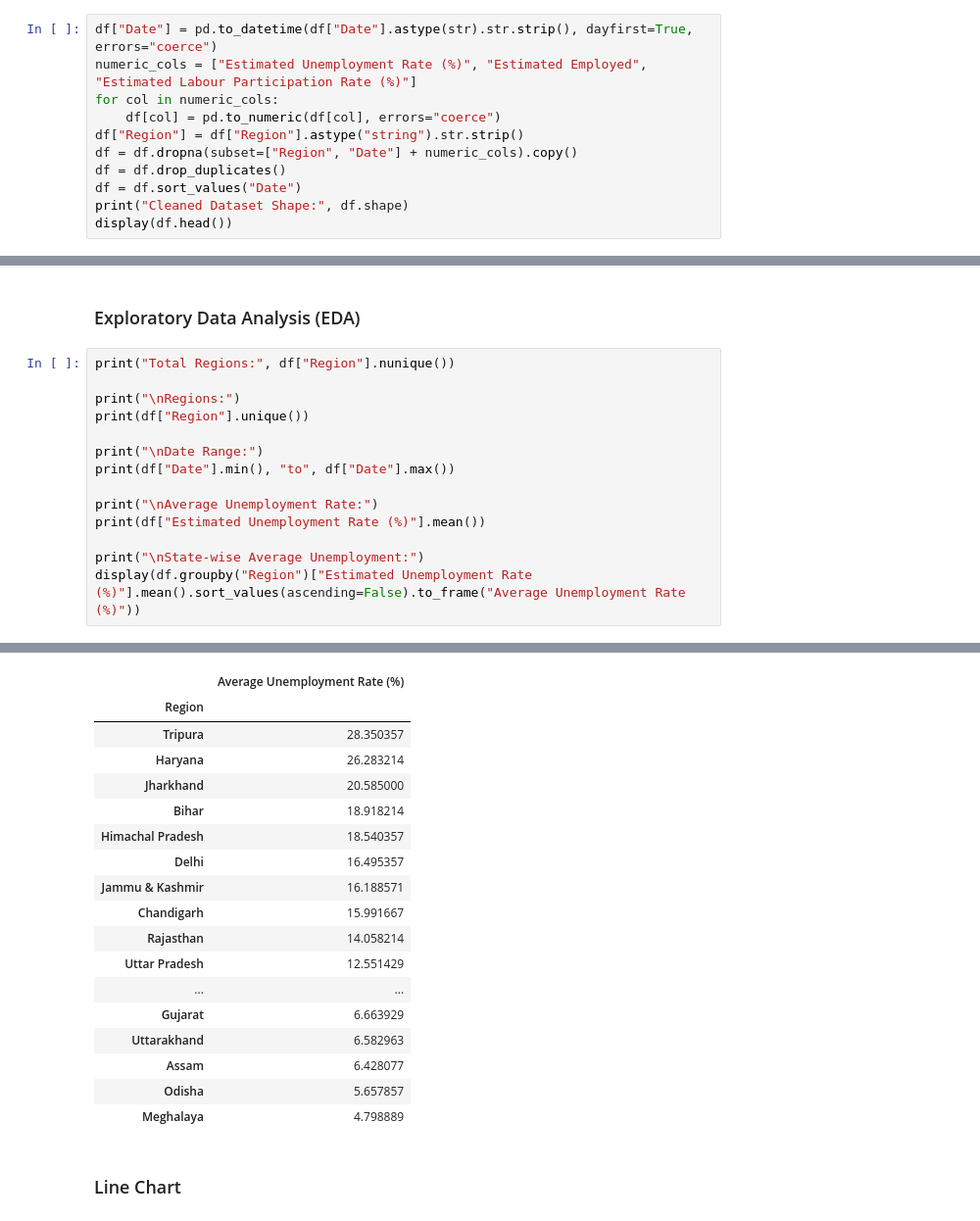
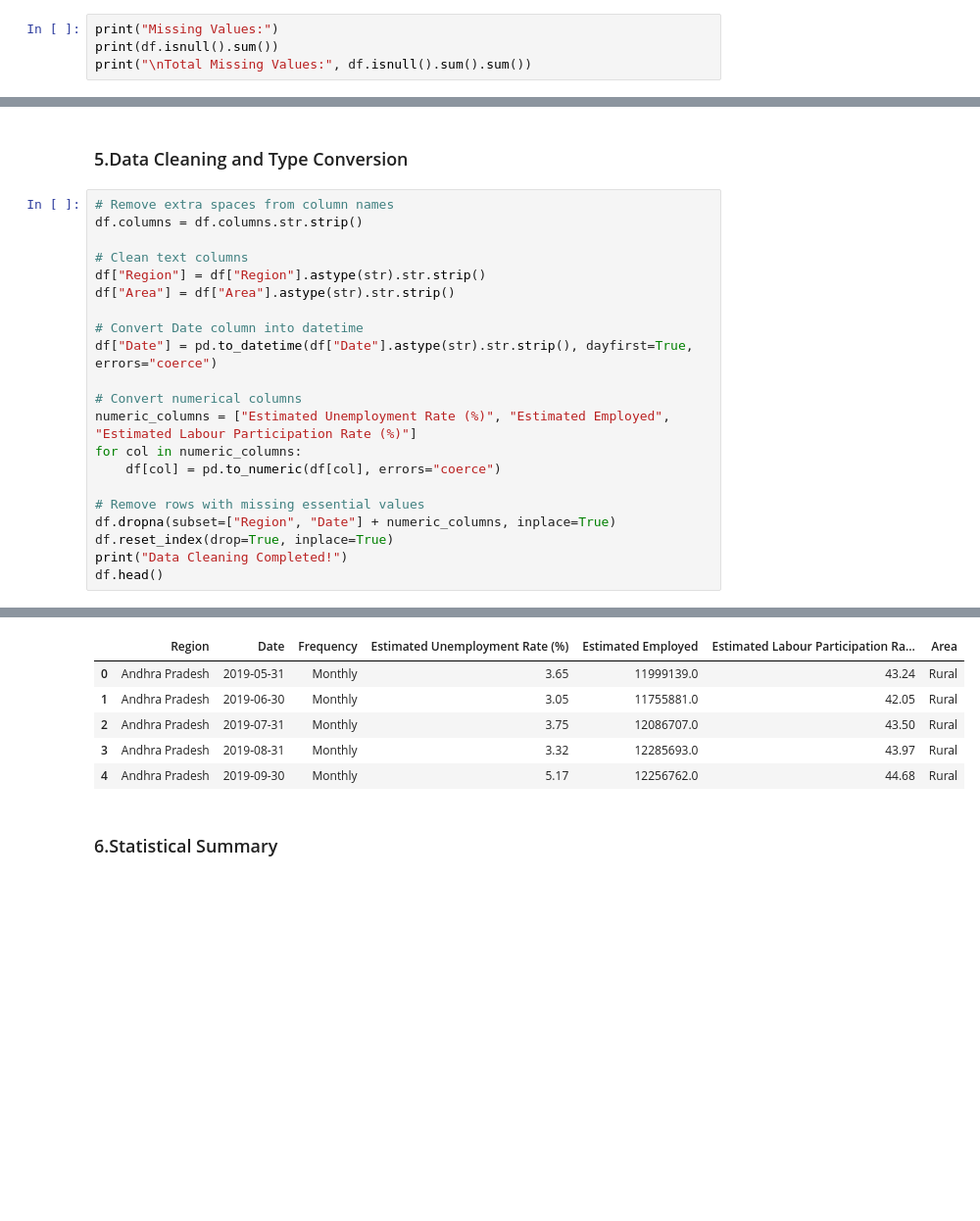
Before and after one commit to ChaudhariUtkarsh/2.Unemployment_Analysis, a Jupyter notebook: Unemployment_Analysis.ipynb, the cells around one changed output, grey strips where cells are left out. Shown at 98% size. Cells and saved outputs as stored; diff of their text form; blank space fills up the shorter version.

```diff
--- a/Unemployment_Analysis.ipynb
+++ b/Unemployment_Analysis.ipynb
@@ -60,12 +61,5 @@ Duplicate Rows: 27
 # %%
-df["Date"] = pd.to_datetime(df["Date"].astype(str).str.strip(), dayfirst=True, errors="coerce")
-numeric_cols = ["Estimated Unemployment Rate (%)", "Estimated Employed", "Estimated Labour Participation Rate (%)"]
-for col in numeric_cols:
-    df[col] = pd.to_numeric(df[col], errors="coerce")
-df["Region"] = df["Region"].astype("string").str.strip()
-df = df.dropna(subset=["Region", "Date"] + numeric_cols).copy()
-df = df.drop_duplicates()
-df = df.sort_values("Date")
-print("Cleaned Dataset Shape:", df.shape)
-display(df.head())
+print("Missing Values:")
+print(df.isnull().sum())
+print("\nTotal Missing Values:", df.isnull().sum().sum())
 # %% [output]
@@ -79,17 +77,24 @@ Cleaned Dataset Shape: (740, 7)
 # %% [markdown]
-### Exploratory Data Analysis (EDA)
+### 5.Data Cleaning and Type Conversion
 # %%
-print("Total Regions:", df["Region"].nunique())
+# Remove extra spaces from column names
+df.columns = df.columns.str.strip()
 
-print("\nRegions:")
-print(df["Region"].unique())
+# Clean text columns
+df["Region"] = df["Region"].astype(str).str.strip()
+df["Area"] = df["Area"].astype(str).str.strip()
 
-print("\nDate Range:")
-print(df["Date"].min(), "to", df["Date"].max())
+# Convert Date column into datetime
+df["Date"] = pd.to_datetime(df["Date"].astype(str).str.strip(), dayfirst=True, errors="coerce")
 
-print("\nAverage Unemployment Rate:")
-print(df["Estimated Unemployment Rate (%)"].mean())
+# Convert numerical columns
+numeric_columns = ["Estimated Unemployment Rate (%)", "Estimated Employed", "Estimated Labour Participation Rate (%)"]
+for col in numeric_columns:
+    df[col] = pd.to_numeric(df[col], errors="coerce")
 
-print("\nState-wise Average Unemployment:")
-display(df.groupby("Region")["Estimated Unemployment Rate (%)"].mean().sort_values(ascending=False).to_frame("Average Unemployment Rate (%)"))
+# Remove rows with missing essential values
+df.dropna(subset=["Region", "Date"] + numeric_columns, inplace=True)
+df.reset_index(drop=True, inplace=True)
+print("Data Cleaning Completed!")
+df.head()
 # %% [output]
@@ -113,21 +102,9 @@ State-wise Average Unemployment:
-|  | Average Unemployment Rate (%) |
-| Region |  |
-| Tripura | 28.350357 |
-| Haryana | 26.283214 |
-| Jharkhand | 20.585000 |
-| Bihar | 18.918214 |
-| Himachal Pradesh | 18.540357 |
-| Delhi | 16.495357 |
-| Jammu & Kashmir | 16.188571 |
-| Chandigarh | 15.991667 |
-| Rajasthan | 14.058214 |
-| Uttar Pradesh | 12.551429 |
-| ... | ... |
-| Gujarat | 6.663929 |
-| Uttarakhand | 6.582963 |
-| Assam | 6.428077 |
-| Odisha | 5.657857 |
-| Meghalaya | 4.798889 |
+|  | Region | Date | Frequency | Estimated Unemployment Rate (%) | Estimated Employed | Estimated Labour Participation Ra... | Area |
+| 0 | Andhra Pradesh | 2019-05-31 | Monthly | 3.65 | 11999139.0 | 43.24 | Rural |
+| 1 | Andhra Pradesh | 2019-06-30 | Monthly | 3.05 | 11755881.0 | 42.05 | Rural |
+| 2 | Andhra Pradesh | 2019-07-31 | Monthly | 3.75 | 12086707.0 | 43.50 | Rural |
+| 3 | Andhra Pradesh | 2019-08-31 | Monthly | 3.32 | 12285693.0 | 43.97 | Rural |
+| 4 | Andhra Pradesh | 2019-09-30 | Monthly | 5.17 | 12256762.0 | 44.68 | Rural |
 # %% [markdown]
-### Line Chart
+### 6.Statistical Summary
 # %%
```
Also changed, not shown: parts of 30 cells of this notebook, 1 other file.
